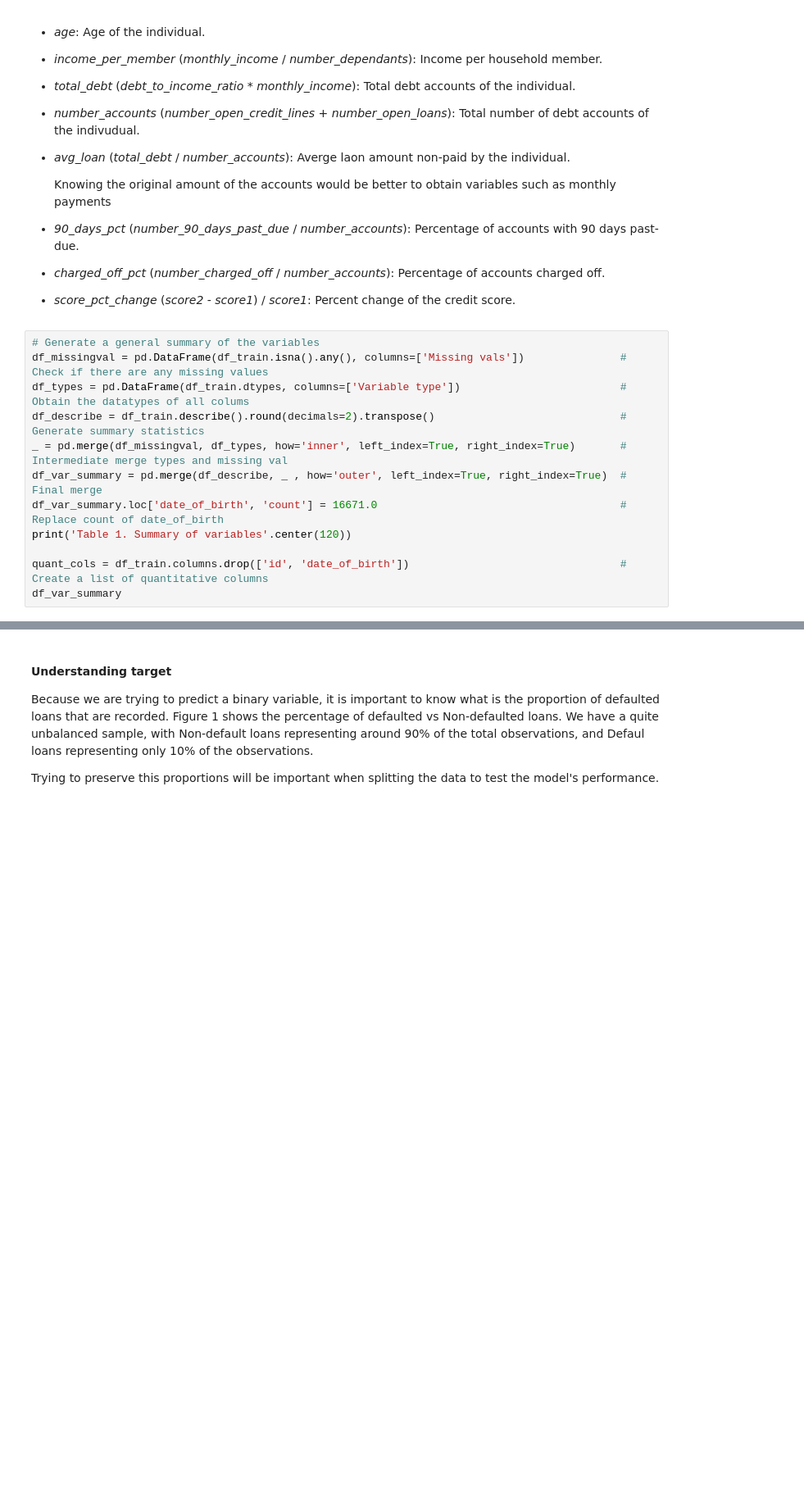
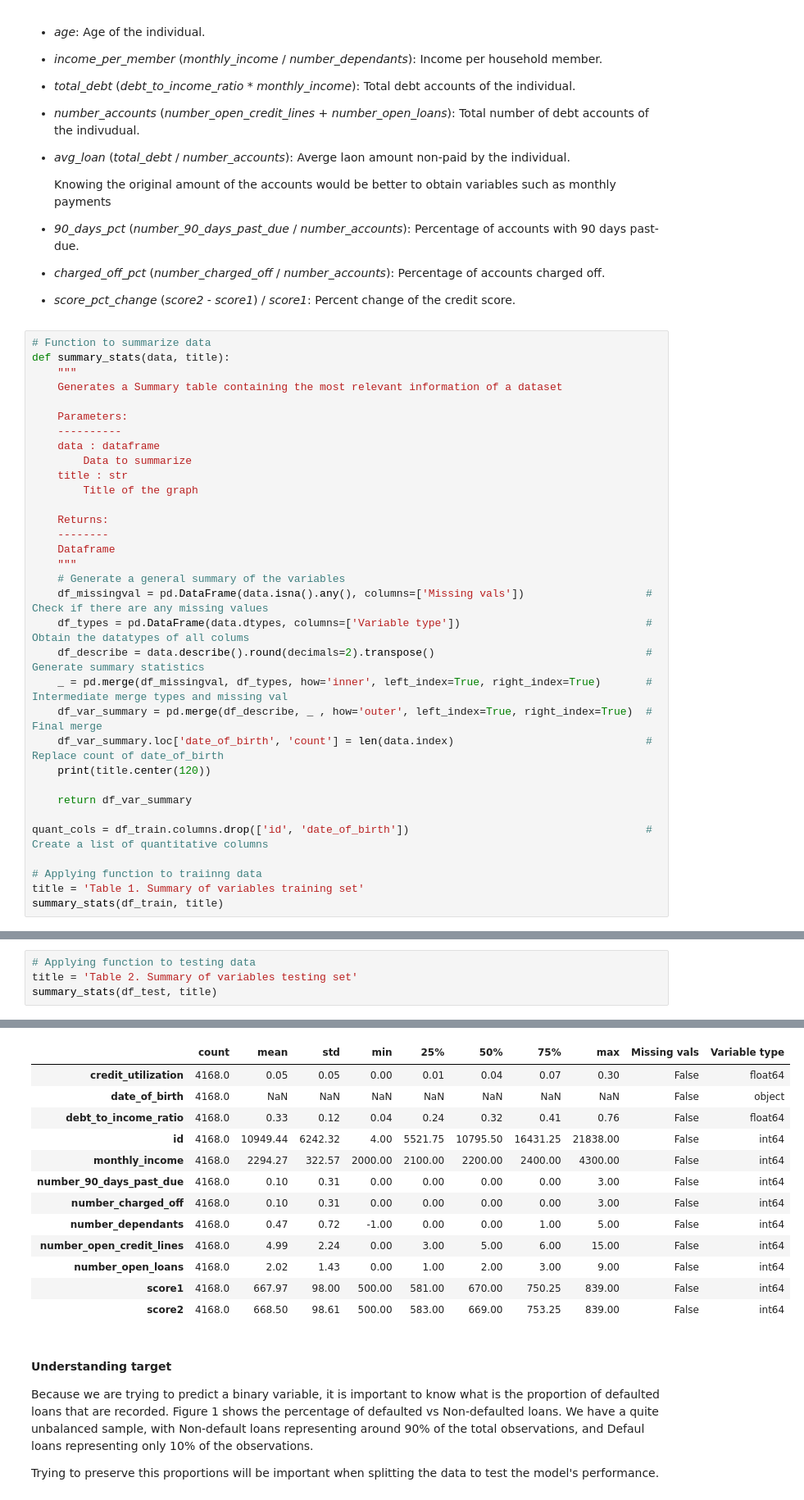
Before and after one commit to kevinmiguel97/Credit-default-model, a Jupyter notebook: Credit_default_model.ipynb, the cells around one changed output, grey strips where cells are left out. Shown: that part at 82% size. Cells and saved outputs as stored; diff of their text form; blank space fills up the shorter version.

Commit message:
Function to generate summary table complete

```diff
--- a/Credit_default_model.ipynb
+++ b/Credit_default_model.ipynb
@@ -124,15 +124,36 @@ From this original set of variables there are a few others that we can safely in
 
 - *score_pct_change* (*score2* - *score1*) / *score1*:  Percent change of the credit score.
 # %%
-# Generate a general summary of the variables
-df_missingval = pd.DataFrame(df_train.isna().any(), columns=['Missing vals'])               # Check if there are any missing values
-df_types = pd.DataFrame(df_train.dtypes, columns=['Variable type'])                         # Obtain the datatypes of all colums
-df_describe = df_train.describe().round(decimals=2).transpose()                             # Generate summary statistics
-_ = pd.merge(df_missingval, df_types, how='inner', left_index=True, right_index=True)       # Intermediate merge types and missing val
-df_var_summary = pd.merge(df_describe, _ , how='outer', left_index=True, right_index=True)  # Final merge
-df_var_summary.loc['date_of_birth', 'count'] = 16671.0                                      # Replace count of date_of_birth
-print('Table 1. Summary of variables'.center(120))
+# Function to summarize data
+def summary_stats(data, title):
+    """
+    Generates a Summary table containing the most relevant information of a dataset
 
-quant_cols = df_train.columns.drop(['id', 'date_of_birth'])                                 # Create a list of quantitative columns
-df_var_summary
+    Parameters:
+    ----------
+    data : dataframe
+        Data to summarize
+    title : str
+        Title of the graph
+
+    Returns:
+    --------
+    Dataframe
+    """
+    # Generate a general summary of the variables
+    df_missingval = pd.DataFrame(data.isna().any(), columns=['Missing vals'])                   # Check if there are any missing values
+    df_types = pd.DataFrame(data.dtypes, columns=['Variable type'])                             # Obtain the datatypes of all colums
+    df_describe = data.describe().round(decimals=2).transpose()                                 # Generate summary statistics
+    _ = pd.merge(df_missingval, df_types, how='inner', left_index=True, right_index=True)       # Intermediate merge types and missing val
+    df_var_summary = pd.merge(df_describe, _ , how='outer', left_index=True, right_index=True)  # Final merge
+    df_var_summary.loc['date_of_birth', 'count'] = len(data.index)                              # Replace count of date_of_birth
+    print(title.center(120))
+
+    return df_var_summary
+
+quant_cols = df_train.columns.drop(['id', 'date_of_birth'])                                     # Create a list of quantitative columns
+
+# Applying function to traiinng data
+title = 'Table 1. Summary of variables training set'
+summary_stats(df_train, title)
 # %% [output]
@@ -151,3 +172,8 @@ df_var_summary
 | score1 | 16671.0 | 669.90 | 98.01 | 500.00 | 585.00 | 669.00 | 756.00 | 839.00 | False | int64 |
 | score2 | 16671.0 | 669.49 | 98.61 | 500.00 | 583.00 | 670.00 | 754.00 | 839.00 | False | int64 |
 | target | 16671.0 | 0.10 | 0.30 | 0.00 | 0.00 | 0.00 | 0.00 | 1.00 | False | int64 |
+# %%
+# Applying function to testing data
+title = 'Table 2. Summary of variables testing set'
+summary_stats(df_test, title)
+# %% [output]
@@ -154,3 +181,16 @@ df_var_summary
+|  | count | mean | std | min | 25% | 50% | 75% | max | Missing vals | Variable type |
+| credit_utilization | 4168.0 | 0.05 | 0.05 | 0.00 | 0.01 | 0.04 | 0.07 | 0.30 | False | float64 |
+| date_of_birth | 4168.0 | NaN | NaN | NaN | NaN | NaN | NaN | NaN | False | object |
+| debt_to_income_ratio | 4168.0 | 0.33 | 0.12 | 0.04 | 0.24 | 0.32 | 0.41 | 0.76 | False | float64 |
+| id | 4168.0 | 10949.44 | 6242.32 | 4.00 | 5521.75 | 10795.50 | 16431.25 | 21838.00 | False | int64 |
+| monthly_income | 4168.0 | 2294.27 | 322.57 | 2000.00 | 2100.00 | 2200.00 | 2400.00 | 4300.00 | False | int64 |
+| number_90_days_past_due | 4168.0 | 0.10 | 0.31 | 0.00 | 0.00 | 0.00 | 0.00 | 3.00 | False | int64 |
+| number_charged_off | 4168.0 | 0.10 | 0.31 | 0.00 | 0.00 | 0.00 | 0.00 | 3.00 | False | int64 |
+| number_dependants | 4168.0 | 0.47 | 0.72 | -1.00 | 0.00 | 0.00 | 1.00 | 5.00 | False | int64 |
+| number_open_credit_lines | 4168.0 | 4.99 | 2.24 | 0.00 | 3.00 | 5.00 | 6.00 | 15.00 | False | int64 |
+| number_open_loans | 4168.0 | 2.02 | 1.43 | 0.00 | 1.00 | 2.00 | 3.00 | 9.00 | False | int64 |
+| score1 | 4168.0 | 667.97 | 98.00 | 500.00 | 581.00 | 670.00 | 750.25 | 839.00 | False | int64 |
+| score2 | 4168.0 | 668.50 | 98.61 | 500.00 | 583.00 | 669.00 | 753.25 | 839.00 | False | int64 |
 # %% [markdown]
 #### Understanding target
 Because we are trying to predict a binary variable, it is important to know what is the proportion of defaulted loans that are recorded.
```
Also changed, not shown: parts of 12 cells of this notebook.
